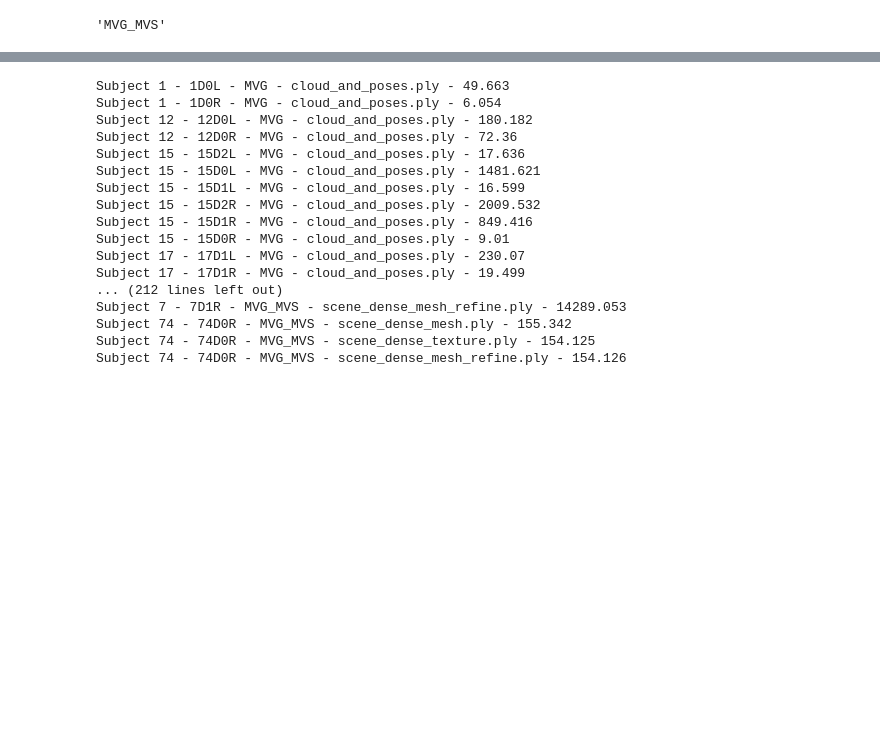
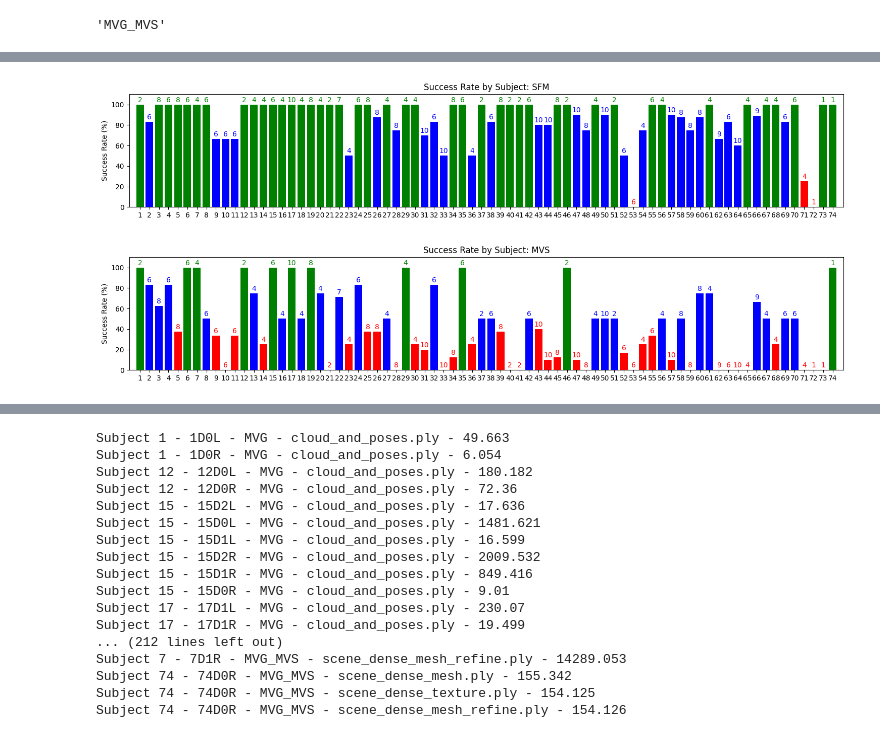
Before and after one commit to WeiYanPeh/2D-to-3D-mesh-reconstruction, a Jupyter notebook: main_6_volume_calculation.ipynb, the cells around one changed output, grey strips where cells are left out. Saved outputs shown, nothing was run; the diff lists cells and outputs as text; code cells hidden in the pictures; blank space fills up the shorter version.

```diff
--- a/main_6_volume_calculation.ipynb
+++ b/main_6_volume_calculation.ipynb
@@ -613,4 +614,51 @@ Subject 12: 100.0
 0%: 12 -> 33, 40, 41, 48, 53, 62, 63, 64, 65, 71, 72, 73
+# %%
+# Sample data: subjects, success rates, and total values
+
+def plot_subject_success_rate(file, title):
+    df_temp = df_results_save[df_results_save['File_Name'] == file]
+
+    subjects = df_temp['Subject'].tolist()
+    success_rates = df_temp['Success_rate'].tolist()
+    total_values = df_temp['Total'].tolist()
+
+    # Determine bar colors based on success rate
+    colors = []
+    for rate in success_rates:
+        if rate == 100:
+            colors.append('green')
+        elif 50 <= rate < 100:
+            colors.append('blue')
+        else:
+            colors.append('red')
+
+    # Create a bar chart
+    fig, ax = plt.subplots(figsize=(15, 3))
+    bars = ax.bar(subjects, success_rates, color=colors)
+
+    # Annotate each bar with the total value
+    for bar, total, color in zip(bars, total_values, colors):
+        height = bar.get_height()
+        ax.text(bar.get_x() + bar.get_width()/2, height + 1, f'{total}', ha='center', va='bottom', color=color)
+
+
+    # Add labels and title
+    ax.set_ylabel('Success Rate (%)')
+    ax.set_title(f'Success Rate by Subject: {title}')
+    ax.set_ylim(0, 110)
+
+    plt.margins(x=0.01)
+
+
+    # Show the plot
+    plt.tight_layout()
+    plt.show()
+
+plot_subject_success_rate('cloud_and_poses.ply', 'SFM')
+plot_subject_success_rate('scene_dense_mesh_refine.ply', 'MVS')
+# %% [output]
+[figure, added]
+[figure, added]
 # %%
 df_results_save
 # %% [output]
```
Also changed, not shown: parts of 6 cells of this notebook, 2 other files.
